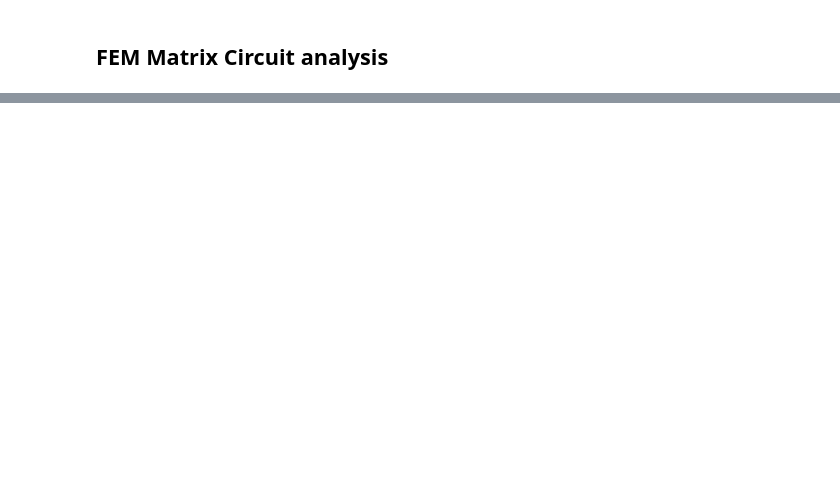
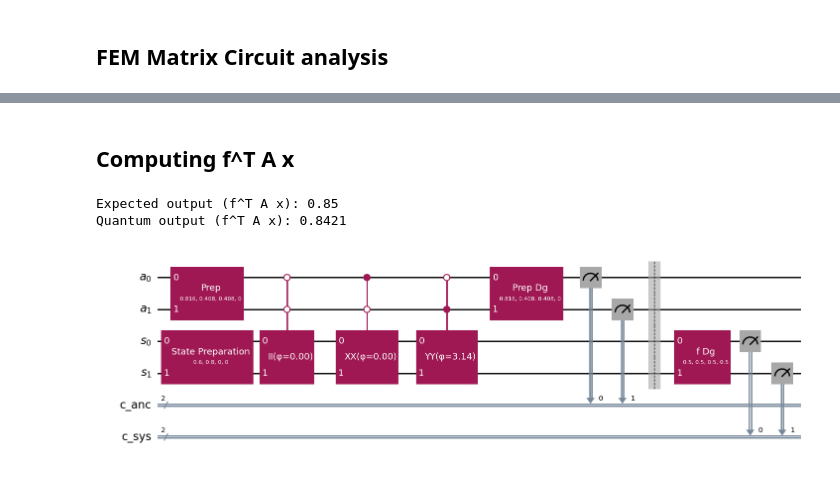
Before and after one commit to UW-ERSL/AppliedQC, a Jupyter notebook: Chapter13_MatrixEncoding_notebook.ipynb, the cells around one changed output, grey strips where cells are left out. Cells and saved outputs as stored; diff of their text form; code cells hidden in the pictures; blank space fills up the shorter version.

```diff
--- a/Chapter13_MatrixEncoding_notebook.ipynb
+++ b/Chapter13_MatrixEncoding_notebook.ipynb
@@ -523,0 +452,25 @@ Total gates: 1775
+# %% [markdown]
+## Computing f^T A x
+# %%
+A = np.array([
+    [1, 0, 0, 0.5],
+    [0, 1, 0, 0],
+    [0, 0, 1, 0],
+    [0.5, 0, 0, 1]
+], dtype=float)
+
+x = np.array([0.6, 0.8, 0, 0], dtype=complex)
+
+f = np.array([1, 1, 1, 1], dtype=complex)
+f = f / np.linalg.norm(f)  # Normalize f to unit length
+
+expected_output = f @ A @ x
+print("Expected output (f^T A x):", np.round(np.real_if_close(expected_output), 4))
+
+[result, qc, metadata] = LCU_fTAx(f, A, x, shots=10000)
+print("Quantum output (f^T A x):", np.round(np.real_if_close(result), 4))
+qc.draw('mpl')
+# %% [output]
+Expected output (f^T A x): 0.85
+Quantum output (f^T A x): 0.8421
+[figure, added]
```
Also changed, not shown: parts of 15 cells of this notebook, 3 other files.
